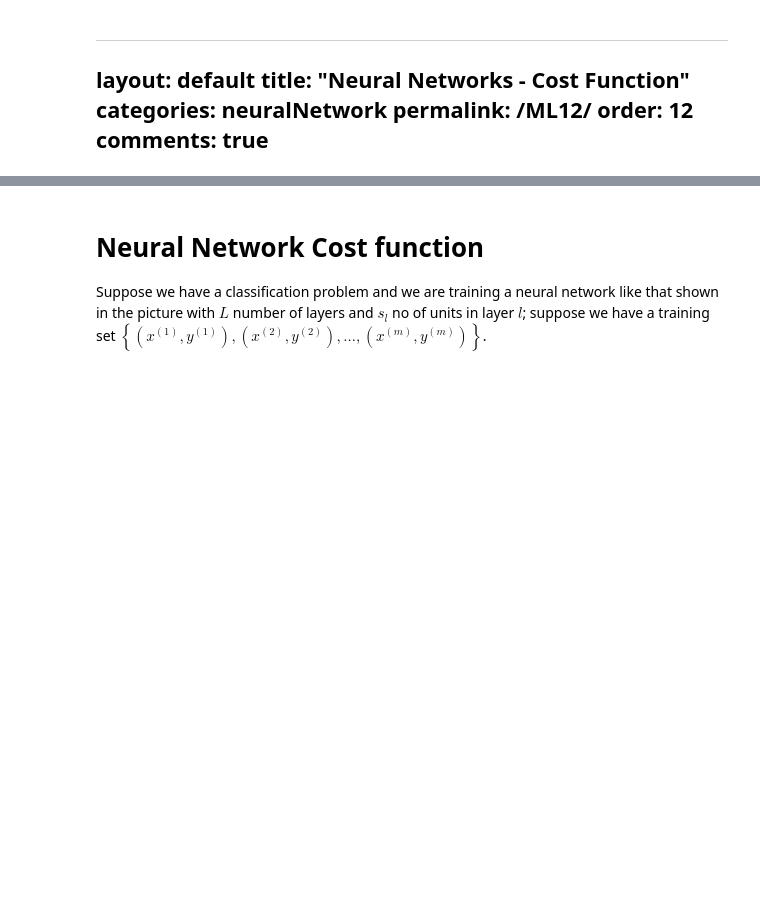
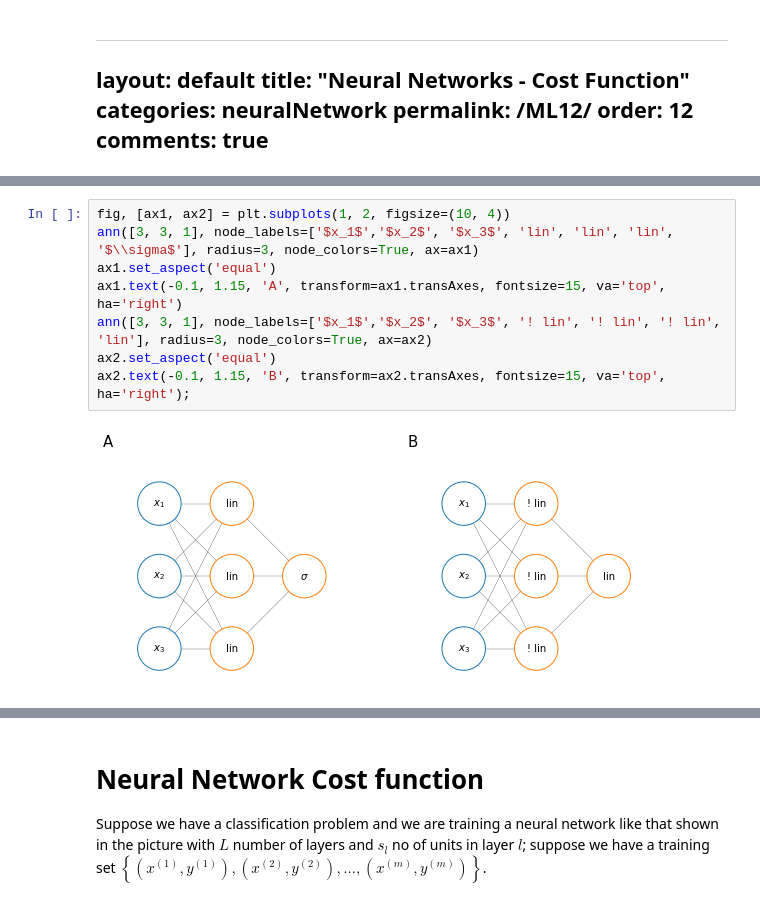
Before and after one commit to marnec/ML, a Jupyter notebook: ML-12-NeuralNetworkCostFunction.ipynb, the cells around one changed output, grey strips where cells are left out. Saved outputs shown, nothing was run; the diff lists cells and outputs as text; blank space fills up the shorter version.

```diff
--- a/ML-12-NeuralNetworkCostFunction.ipynb
+++ b/ML-12-NeuralNetworkCostFunction.ipynb
@@ -14,0 +56,10 @@ Populating the interactive namespace from numpy and matplotlib
+# %%
+fig, [ax1, ax2] = plt.subplots(1, 2, figsize=(10, 4))
+ann([3, 3, 1], node_labels=['$x_1$','$x_2$', '$x_3$', 'lin', 'lin', 'lin', '$\\sigma$'], radius=3, node_colors=True, ax=ax1)
+ax1.set_aspect('equal')
+ax1.text(-0.1, 1.15, 'A', transform=ax1.transAxes, fontsize=15, va='top', ha='right')
+ann([3, 3, 1], node_labels=['$x_1$','$x_2$', '$x_3$', '! lin', '! lin', '! lin', 'lin'], radius=3, node_colors=True, ax=ax2)
+ax2.set_aspect('equal')
+ax2.text(-0.1, 1.15, 'B', transform=ax2.transAxes, fontsize=15, va='top', ha='right');
+# %% [output]
+[figure, added]
```
Also changed, not shown: parts of 5 cells of this notebook, 25 other files.
